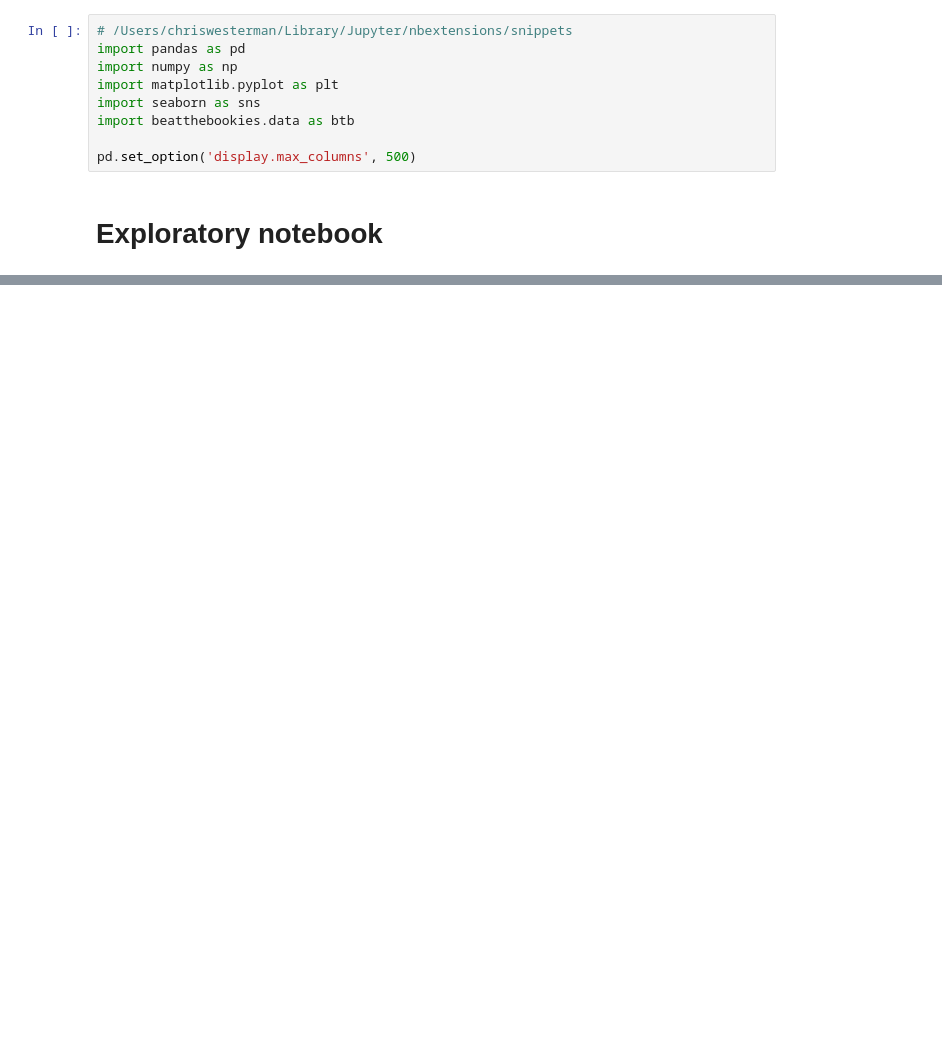
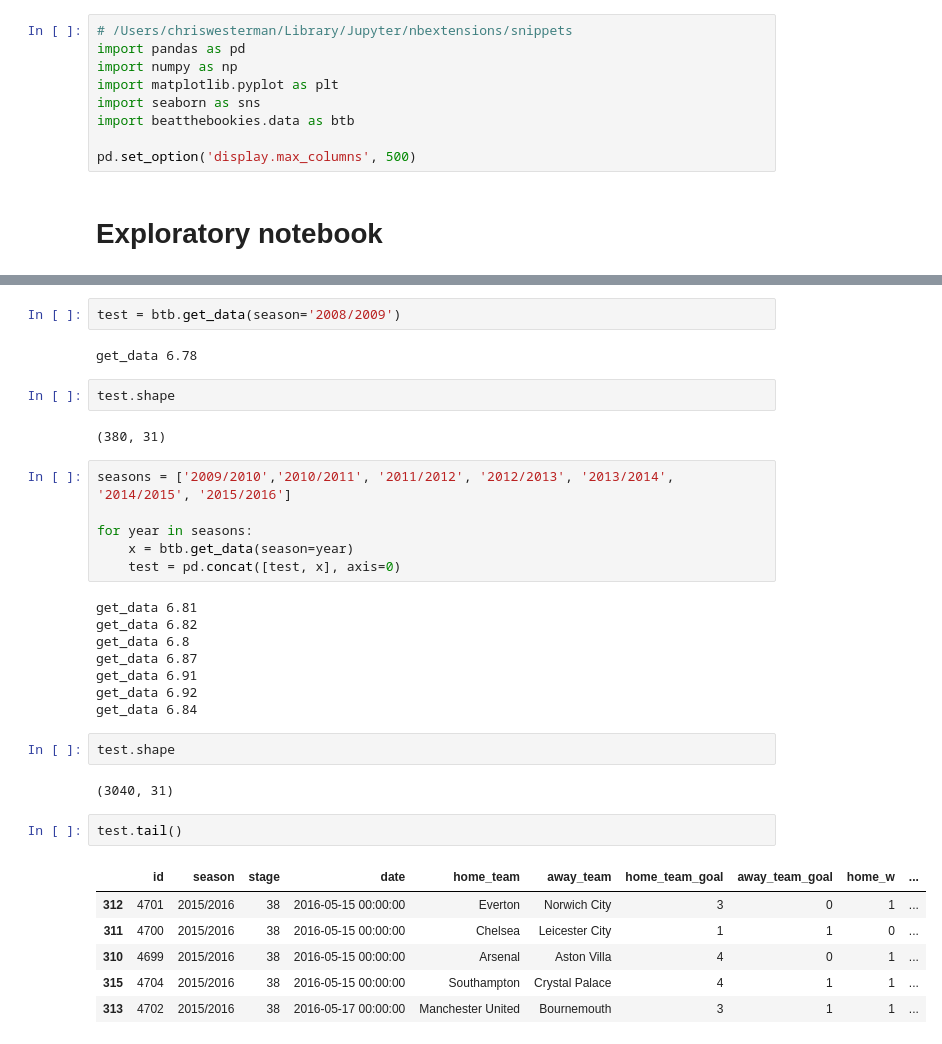
Before and after one commit to georgebrockman/beatthebookies, a Jupyter notebook: beatthebookies/notebooks/chris_explore.ipynb, the cells around one changed output, grey strips where cells are left out. Cells and saved outputs as stored; diff of their text form; blank space fills up the shorter version.

```diff
--- a/beatthebookies/notebooks/chris_explore.ipynb
+++ b/beatthebookies/notebooks/chris_explore.ipynb
@@ -35,0 +15,35 @@ matches.tail(10)
+# %%
+test = btb.get_data(season='2008/2009')
+# %% [output]
+get_data 6.78
+# %%
+test.shape
+# %% [output]
+(380, 31)
+# %%
+seasons = ['2009/2010','2010/2011', '2011/2012', '2012/2013', '2013/2014', '2014/2015', '2015/2016']
+
+for year in seasons:
+    x = btb.get_data(season=year)
+    test = pd.concat([test, x], axis=0)
+# %% [output]
+get_data 6.81
+get_data 6.82
+get_data 6.8
+get_data 6.87
+get_data 6.91
+get_data 6.92
+get_data 6.84
+# %%
+test.shape
+# %% [output]
+(3040, 31)
+# %%
+test.tail()
+# %% [output]
+|  | id | season | stage | date | home_team | away_team | home_team_goal | away_team_goal | home_w | ... |
+| 312 | 4701 | 2015/2016 | 38 | 2016-05-15 00:00:00 | Everton | Norwich City | 3 | 0 | 1 | ... |
+| 311 | 4700 | 2015/2016 | 38 | 2016-05-15 00:00:00 | Chelsea | Leicester City | 1 | 1 | 0 | ... |
+| 310 | 4699 | 2015/2016 | 38 | 2016-05-15 00:00:00 | Arsenal | Aston Villa | 4 | 0 | 1 | ... |
+| 315 | 4704 | 2015/2016 | 38 | 2016-05-15 00:00:00 | Southampton | Crystal Palace | 4 | 1 | 1 | ... |
+| 313 | 4702 | 2015/2016 | 38 | 2016-05-17 00:00:00 | Manchester United | Bournemouth | 3 | 1 | 1 | ... |
```
Also changed, not shown: parts of 3 cells of this notebook, 7 other files.
